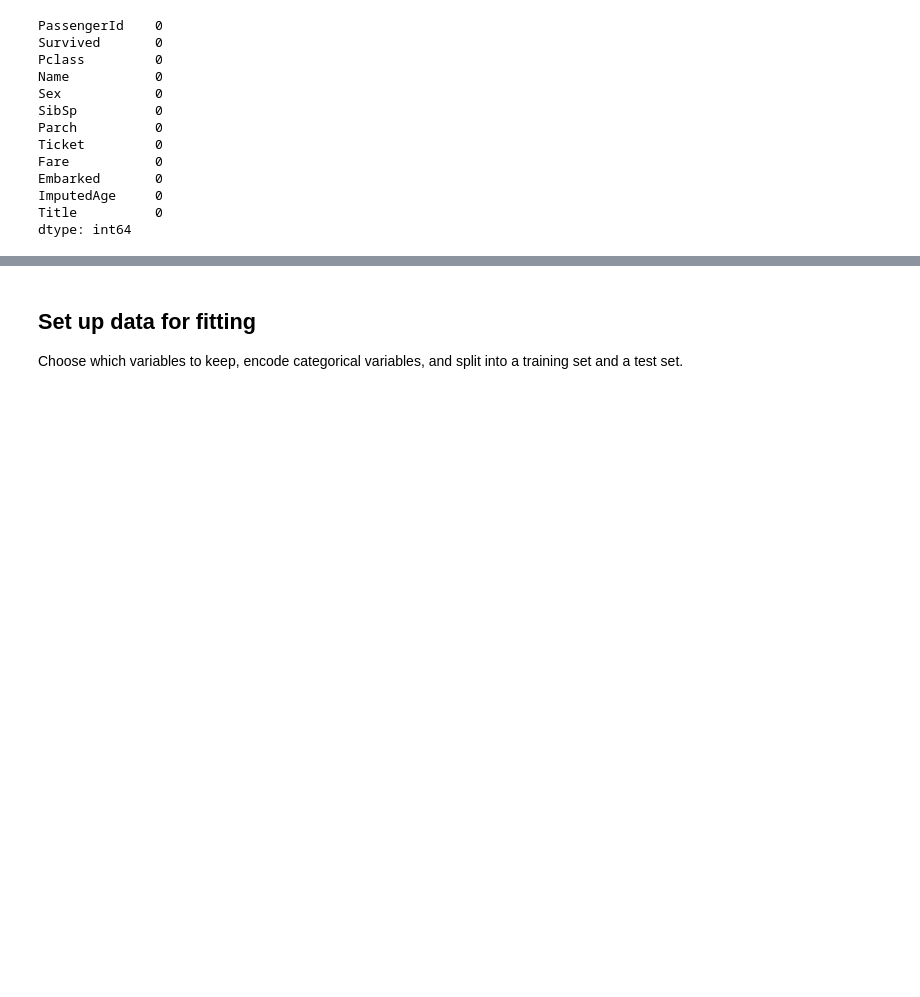
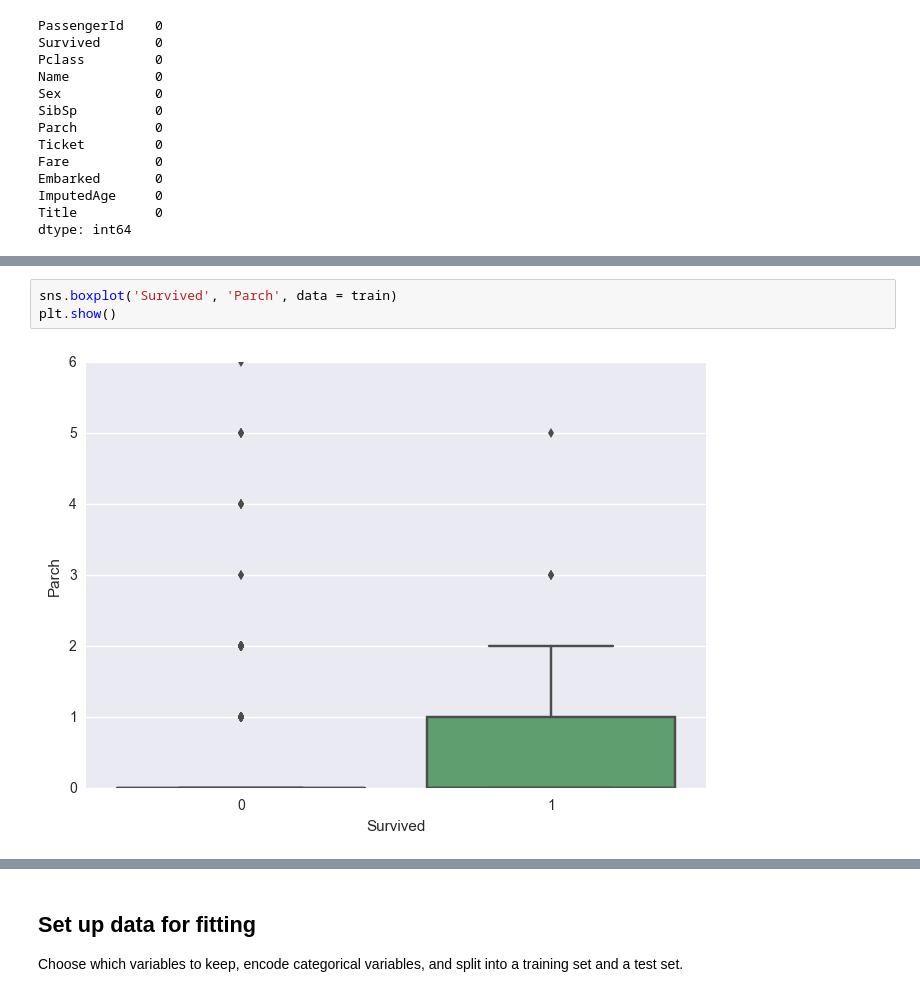
Before and after one commit to jpclemens0/titanic, a Jupyter notebook: titanic.ipynb, the cells around one changed output, grey strips where cells are left out. Cells and saved outputs as stored; diff of their text form; blank space fills up the shorter version.

```diff
--- a/titanic.ipynb
+++ b/titanic.ipynb
@@ -112,0 +140,5 @@ dtype: int64
+# %%
+sns.boxplot('Survived', 'Parch', data = train)
+plt.show()
+# %% [output]
+[figure, added]
```
Also changed, not shown: parts of 12 cells of this notebook, 2 other files.
